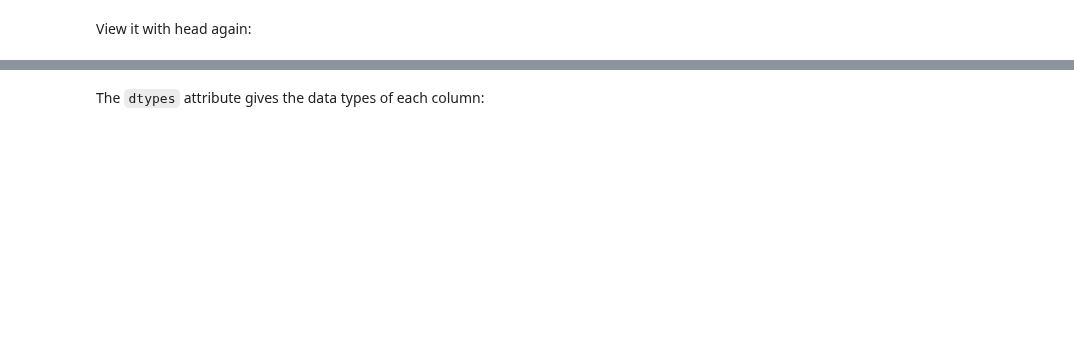
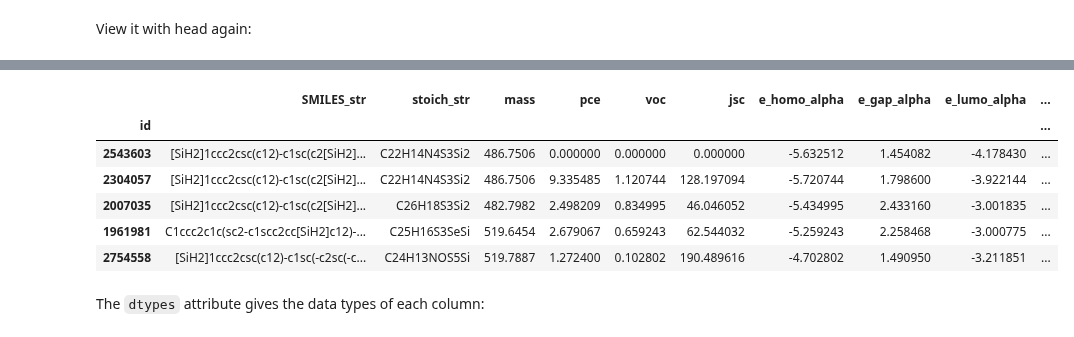
Before and after one commit to UWDIRECT/UWDIRECT.github.io, a Jupyter notebook: SEDS_content/02.Python.ipynb, the cells around one changed output, grey strips where cells are left out. Drawn from its saved outputs; the diff is of its cells as text; code cells hidden in the pictures; blank space fills up the shorter version.

```diff
--- a/SEDS_content/02.Python.ipynb
+++ b/SEDS_content/02.Python.ipynb
@@ -142,2 +210,12 @@ View it with head again:
+# %%
+data.tail()
+# %% [output]
+|  | SMILES_str | stoich_str | mass | pce | voc | jsc | e_homo_alpha | e_gap_alpha | e_lumo_alpha | ... |
+| id |  |  |  |  |  |  |  |  |  | ... |
+| 2543603 | [SiH2]1ccc2csc(c12)-c1sc(c2[SiH2]... | C22H14N4S3Si2 | 486.7506 | 0.000000 | 0.000000 | 0.000000 | -5.632512 | 1.454082 | -4.178430 | ... |
+| 2304057 | [SiH2]1ccc2csc(c12)-c1sc(c2[SiH2]... | C22H14N4S3Si2 | 486.7506 | 9.335485 | 1.120744 | 128.197094 | -5.720744 | 1.798600 | -3.922144 | ... |
+| 2007035 | [SiH2]1ccc2csc(c12)-c1sc(c2[SiH2]... | C26H18S3Si2 | 482.7982 | 2.498209 | 0.834995 | 46.046052 | -5.434995 | 2.433160 | -3.001835 | ... |
+| 1961981 | C1ccc2c1c(sc2-c1scc2cc[SiH2]c12)-... | C25H16S3SeSi | 519.6454 | 2.679067 | 0.659243 | 62.544032 | -5.259243 | 2.258468 | -3.000775 | ... |
+| 2754558 | [SiH2]1ccc2csc(c12)-c1sc(-c2sc(-c... | C24H13NOS5Si | 519.7887 | 1.272400 | 0.102802 | 190.489616 | -4.702802 | 1.490950 | -3.211851 | ... |
 # %% [markdown]
 The ``dtypes`` attribute gives the data types of each column:
```
Also changed, not shown: parts of 17 cells of this notebook, 2 other files.
